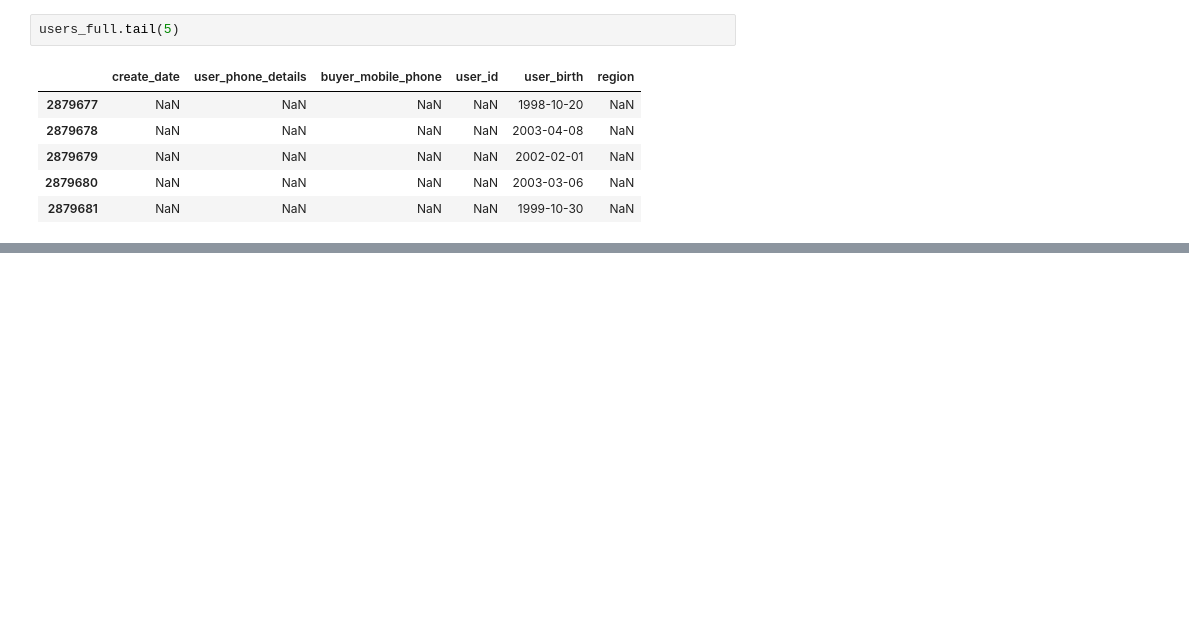
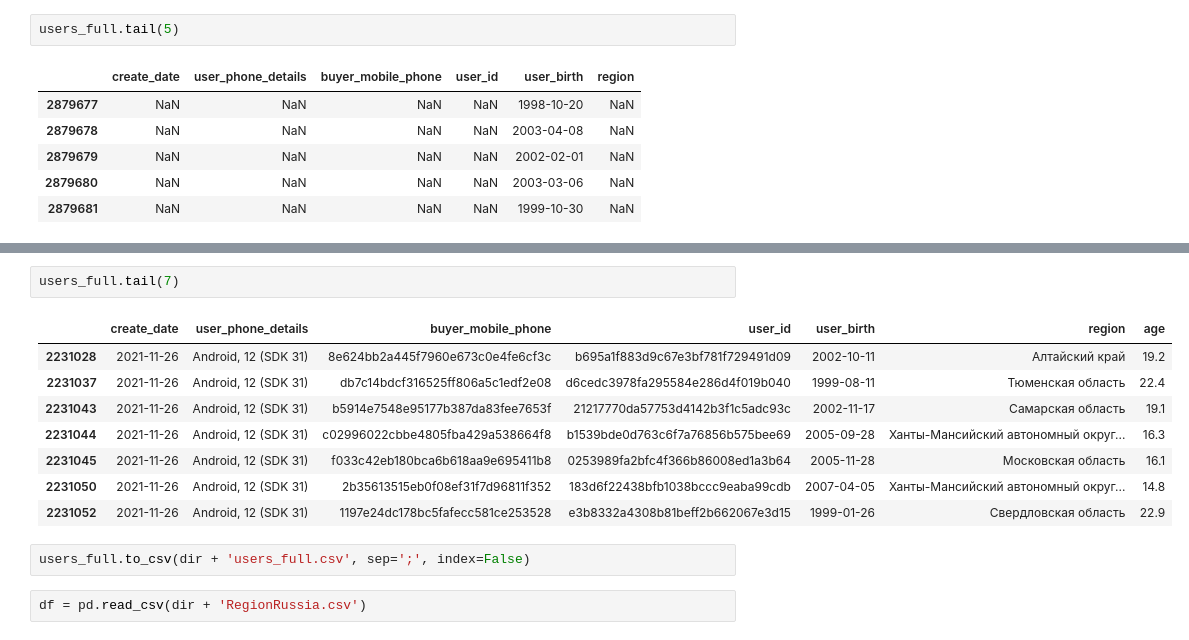
Before and after one commit to crazy-historian/pushkin_card_recommender_system, a Jupyter notebook: Download.ipynb, the cells around one changed output, grey strips where cells are left out. Drawn from its saved outputs; the diff is of its cells as text; blank space fills up the shorter version.

```diff
--- a/Download.ipynb
+++ b/Download.ipynb
@@ -432,0 +503,15 @@ Name: create_date, Length: 2879681, dtype: datetime64[ns]
+# %%
+users_full.tail(7)
+# %% [output]
+|  | create_date | user_phone_details | buyer_mobile_phone | user_id | user_birth | region | age |
+| 2231028 | 2021-11-26 | Android, 12 (SDK 31) | 8e624bb2a445f7960e673c0e4fe6cf3c | b695a1f883d9c67e3bf781f729491d09 | 2002-10-11 | Алтайский край | 19.2 |
+| 2231037 | 2021-11-26 | Android, 12 (SDK 31) | db7c14bdcf316525ff806a5c1edf2e08 | d6cedc3978fa295584e286d4f019b040 | 1999-08-11 | Тюменская область | 22.4 |
+| 2231043 | 2021-11-26 | Android, 12 (SDK 31) | b5914e7548e95177b387da83fee7653f | 21217770da57753d4142b3f1c5adc93c | 2002-11-17 | Самарская область | 19.1 |
+| 2231044 | 2021-11-26 | Android, 12 (SDK 31) | c02996022cbbe4805fba429a538664f8 | b1539bde0d763c6f7a76856b575bee69 | 2005-09-28 | Ханты-Мансийский автономный округ... | 16.3 |
+| 2231045 | 2021-11-26 | Android, 12 (SDK 31) | f033c42eb180bca6b618aa9e695411b8 | 0253989fa2bfc4f366b86008ed1a3b64 | 2005-11-28 | Московская область | 16.1 |
+| 2231050 | 2021-11-26 | Android, 12 (SDK 31) | 2b35613515eb0f08ef31f7d96811f352 | 183d6f22438bfb1038bccc9eaba99cdb | 2007-04-05 | Ханты-Мансийский автономный округ... | 14.8 |
+| 2231052 | 2021-11-26 | Android, 12 (SDK 31) | 1197e24dc178bc5fafecc581ce253528 | e3b8332a4308b81beff2b662067e3d15 | 1999-01-26 | Свердловская область | 22.9 |
+# %%
+users_full.to_csv(dir + 'users_full.csv', sep=';', index=False)
+# %%
+df = pd.read_csv(dir + 'RegionRussia.csv')
```
Also changed, not shown: parts of 26 cells of this notebook.
